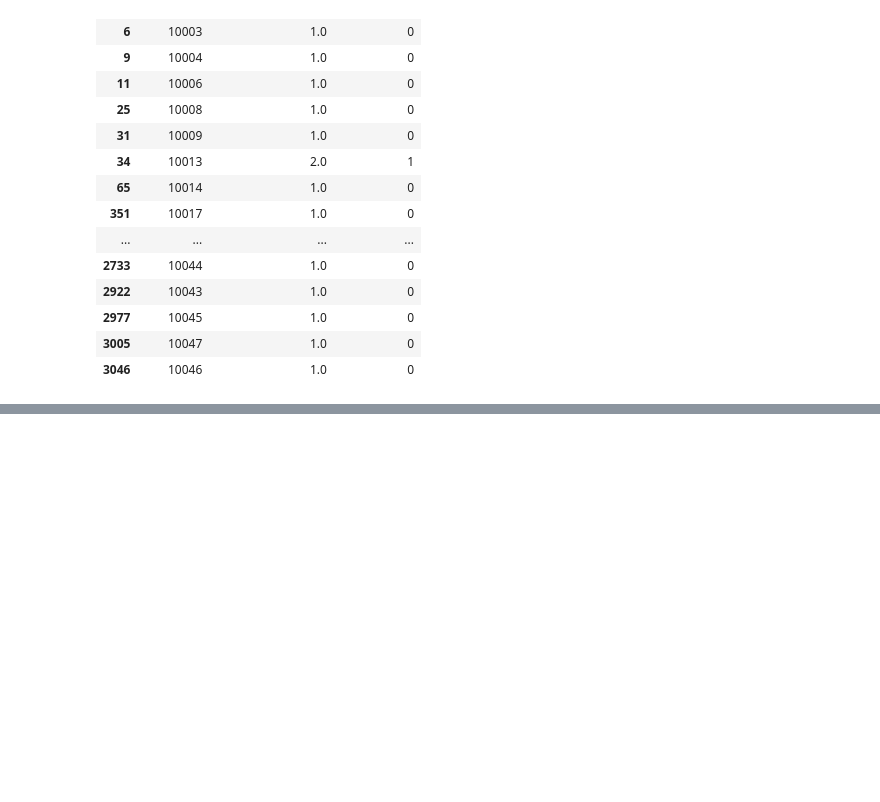
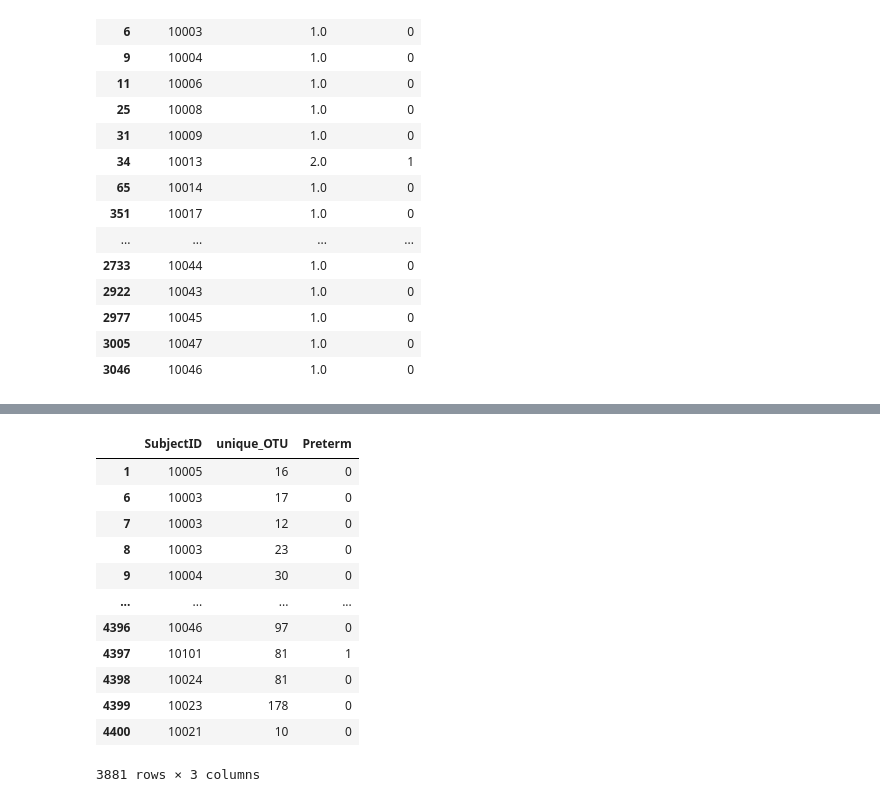
Before and after one commit to annabelng/microbiome, a Jupyter notebook: Preprocessing.ipynb, the cells around one changed output, grey strips where cells are left out. Drawn from its saved outputs; the diff is of its cells as text; code cells hidden in the pictures; blank space fills up the shorter version.

```diff
--- a/Preprocessing.ipynb
+++ b/Preprocessing.ipynb
@@ -430,0 +436,16 @@ fulldata[['SubjectID','GestWeekdel','Preterm']].drop_duplicates()
+# %%
+fulldata[['SubjectID','unique_OTU','Preterm']]
+# %% [output]
+|  | SubjectID | unique_OTU | Preterm |
+| 1 | 10005 | 16 | 0 |
+| 6 | 10003 | 17 | 0 |
+| 7 | 10003 | 12 | 0 |
+| 8 | 10003 | 23 | 0 |
+| 9 | 10004 | 30 | 0 |
+| ... | ... | ... | ... |
+| 4396 | 10046 | 97 | 0 |
+| 4397 | 10101 | 81 | 1 |
+| 4398 | 10024 | 81 | 0 |
+| 4399 | 10023 | 178 | 0 |
+| 4400 | 10021 | 10 | 0 |
+3881 rows × 3 columns
```
Also changed, not shown: parts of 6 cells of this notebook, 1 other file.
